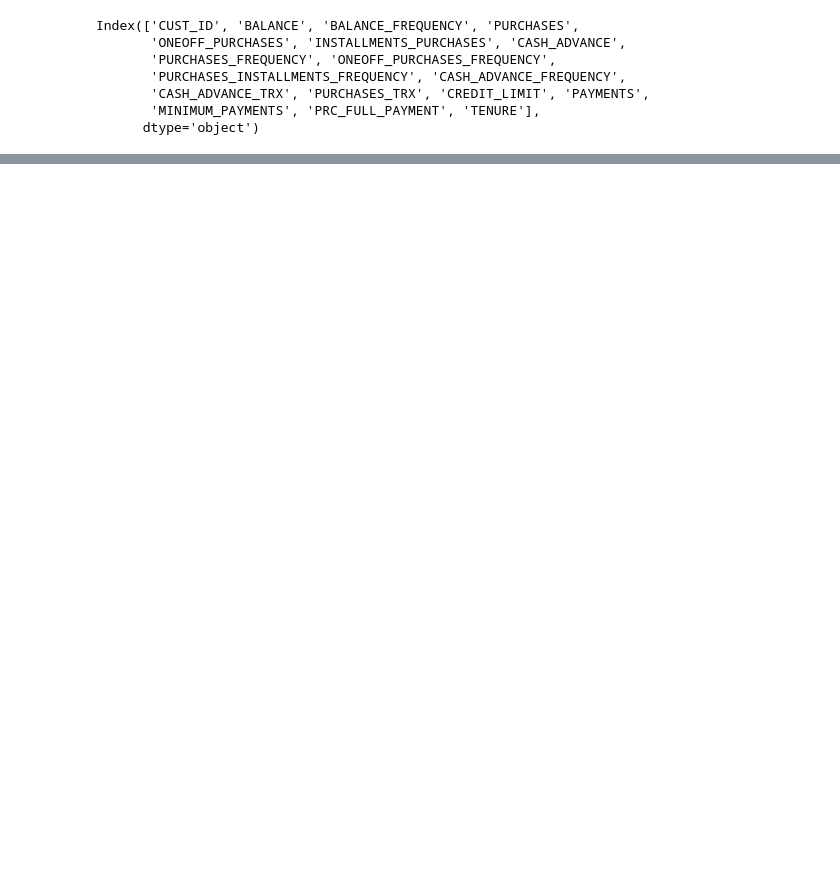
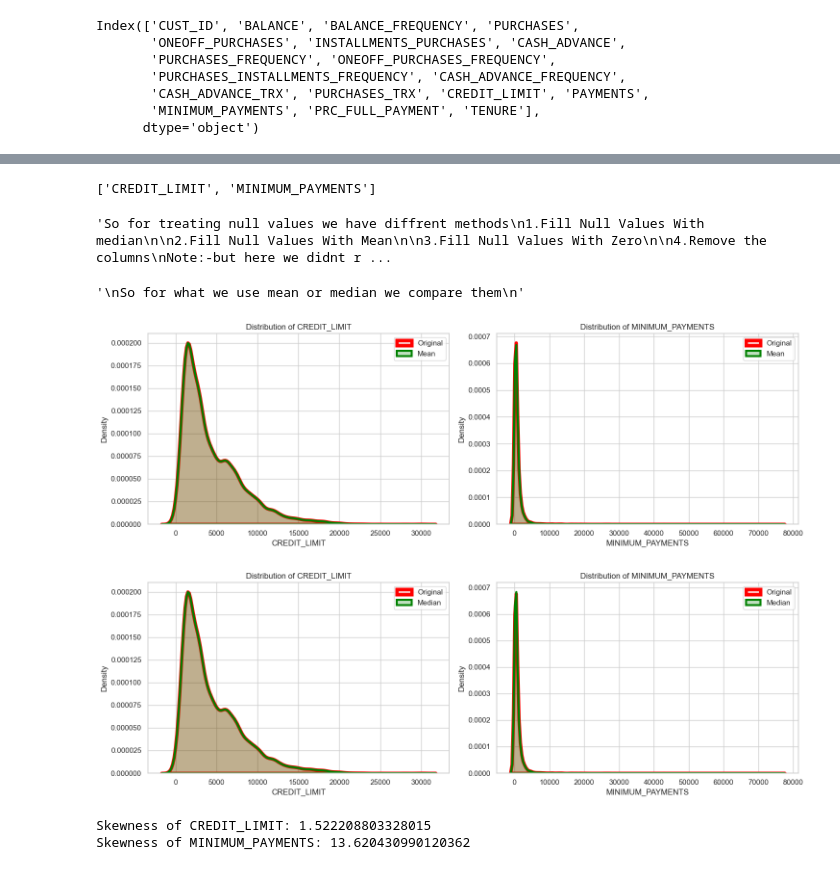
Before and after one commit to coolDatageek/clusteringProjects, a Jupyter notebook: SbiMarketSegmentation.ipynb, the cells around one changed output, grey strips where cells are left out. Cells and saved outputs as stored; diff of their text form; code cells hidden in the pictures; blank space fills up the shorter version.

```diff
--- a/SbiMarketSegmentation.ipynb
+++ b/SbiMarketSegmentation.ipynb
@@ -26,0 +92,76 @@ Index(['CUST_ID', 'BALANCE', 'BALANCE_FREQUENCY', 'PURCHASES',
+# %%
+columns_contains_nullValues=[columns for columns in customer_data.columns if customer_data[columns].isnull().sum()>0]
+# %%
+columns_contains_nullValues
+# %% [output]
+['CREDIT_LIMIT', 'MINIMUM_PAYMENTS']
+# %%
+'''So for treating null values we have diffrent methods
+1.Fill Null Values With median
+
+2.Fill Null Values With Mean
+
+3.Fill Null Values With Zero
+
+4.Remove the columns
+Note:-but here we didnt remove the columns or fill with zero that genrally happens when the columns contains null values of the total values 50% atleast.
+'''
+# %% [output]
+'So for treating null values we have diffrent methods\n1.Fill Null Values With median\n\n2.Fill Null Values With Mean\n\n3.Fill Null Values With Zero\n\n4.Remove the columns\nNote:-but here we didnt r ...
+# %%
+'''
+So for what we use mean or median we compare them
+'''
+# %% [output]
+'\nSo for what we use mean or median we compare them\n'
+# %%
+def distplots(df, columns, fill_type):
+    plt.figure(figsize=(15, 5))
+    sns.set(style="whitegrid")
+
+    copy_data = df.copy()
+
+    for i, col in enumerate(columns):
+        plt.subplot(1, len(columns), i + 1)
+
+        # Original data plot
+        sns.kdeplot(data=df, x=col, label='Original', color='red',linewidth=5, fill=True)
+
+        # Filling missing values
+        if fill_type == "mean":
+            copy_data[col] = copy_data[col].fillna(copy_data[col].mean())
+        elif fill_type == "median":
+            copy_data[col] = copy_data[col].fillna(copy_data[col].median())
+
+        # Filled data plot
+        sns.kdeplot(data=copy_data, x=col, label=fill_type.capitalize(), color='green',linewidth=3, fill=True)
+
+        plt.title(f'Distribution of {col}')
+        plt.legend()
+
+    plt.tight_layout()
+    plt.show()
+# %%
+distplots(customer_data,columns_contains_nullValues,fill_type="mean")
+distplots(customer_data,columns_contains_nullValues,fill_type="median")
+# %% [output]
+[figure, added]
+[figure, added]
+# %%
+from scipy.stats import skew
+copy_data=customer_data.copy()
+# Assuming 'columns_contains_nullValues' is a list of column names with missing values
+for column in columns_contains_nullValues:
+    # Drop NaN values before calculating skewness
+    valid_data = copy_data[column].dropna()
+
+    # Calculate skewness only if there's more than one unique value
+    if valid_data.nunique() > 1:
+        skewness = skew(valid_data)
+    else:
+        skewness = "Not Applicable (constant or insufficient data)"
+
+    print(f"Skewness of {column}: {skewness}")
+# %% [output]
+Skewness of CREDIT_LIMIT: 1.522208803328015
+Skewness of MINIMUM_PAYMENTS: 13.620430990120362
```
Also changed, not shown: parts of 38 cells of this notebook, 4 other files.
